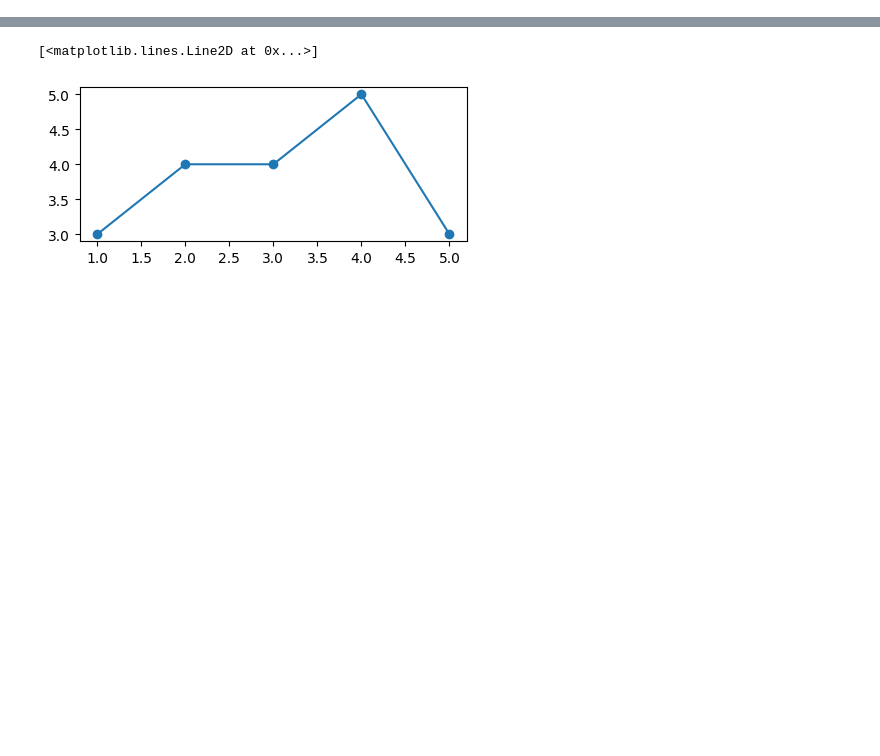
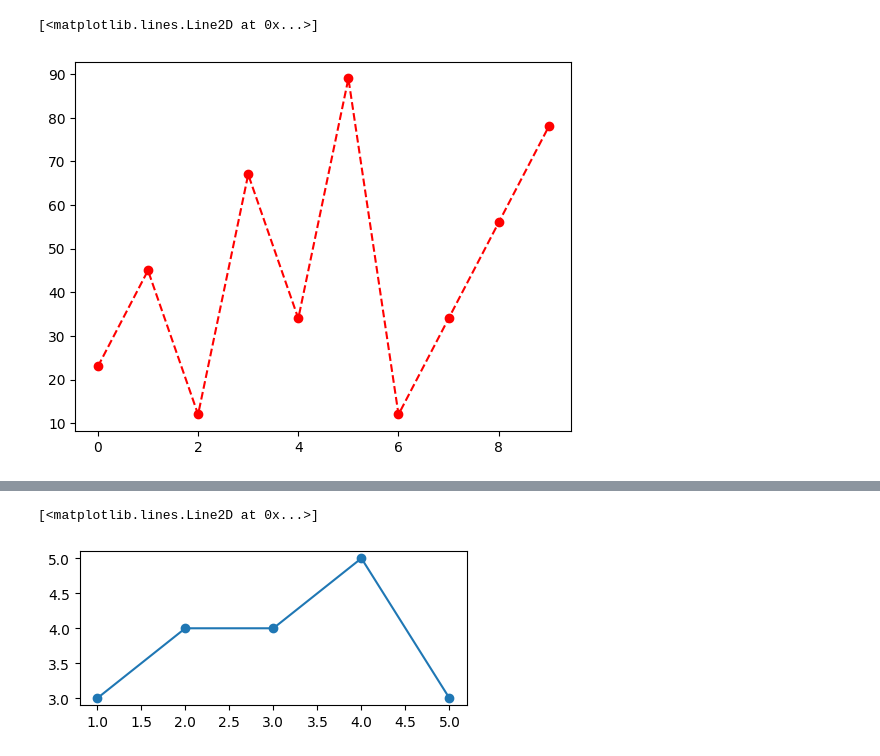
Before and after one commit to Ankidec/Data-Analysis, a Jupyter notebook: visulization.ipynb, the cells around one changed output, grey strips where cells are left out. Drawn from its saved outputs; the diff is of its cells as text; code cells hidden in the pictures; blank space fills up the shorter version.

```diff
--- a/visulization.ipynb
+++ b/visulization.ipynb
@@ -4,0 +16,6 @@ import matplotlib as mpl # used for plot styling
+# %%
+# change graph line color, marker, and style
+plt.plot(x, y, color='red', marker='o', linestyle='--')
+# %% [output]
+[<matplotlib.lines.Line2D at 0x...>]
+[figure, added]
```
Also changed, not shown: parts of 7 cells of this notebook, 3 other files.
